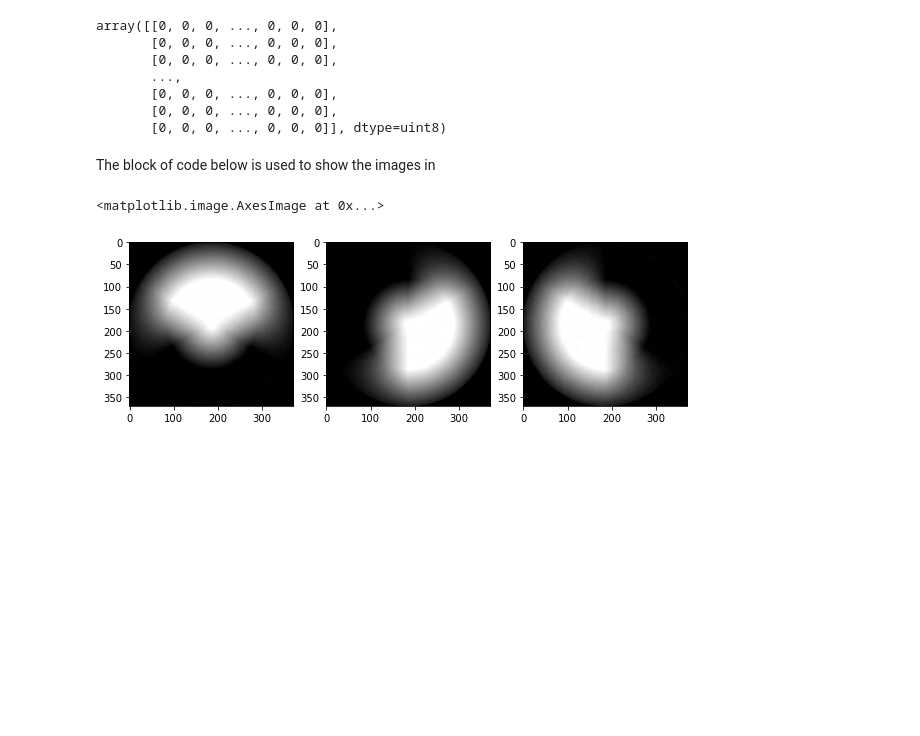
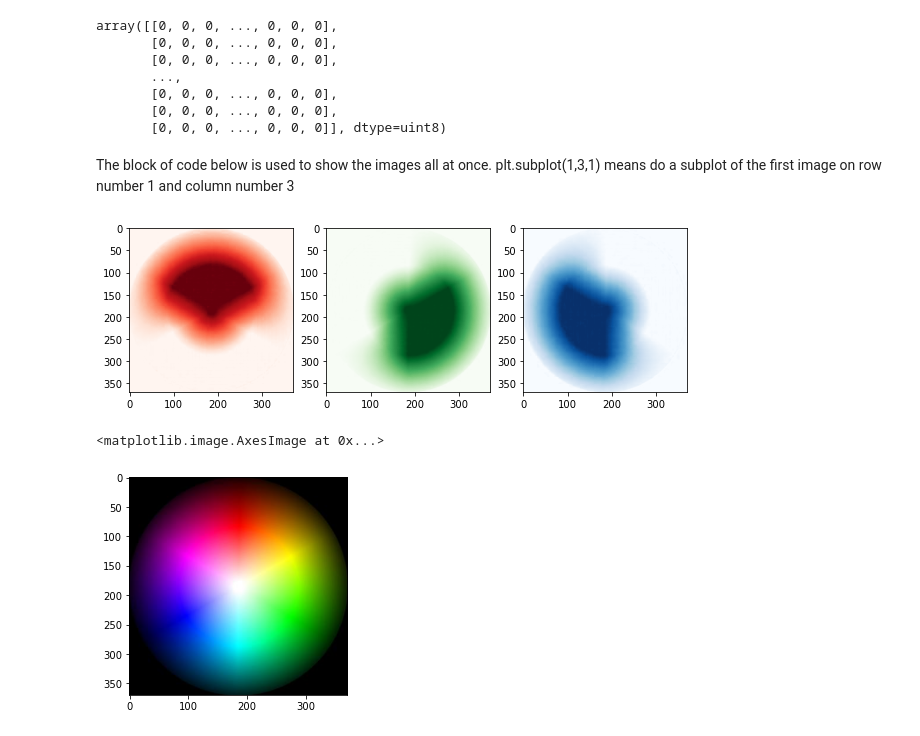
Before and after one commit to PatrickAttankurugu/image_classifier, a Jupyter notebook: notebooks/skimages.ipynb, the cells around one changed output. Drawn from its saved outputs; the diff is of its cells as text; code cells hidden in the pictures; blank space fills up the shorter version.

Commit message:
changed colors of the subplot of the colorwheel from gray to red green and blue

```diff
--- a/notebooks/skimages.ipynb
+++ b/notebooks/skimages.ipynb
@@ -64,15 +64,18 @@ array([[0, 0, 0, ..., 0, 0, 0],
        [0, 0, 0, ..., 0, 0, 0],
        [0, 0, 0, ..., 0, 0, 0]], dtype=uint8)
 # %% [markdown]
-The block of code below is used to show the images in
+The block of code below is used to show the images all at once. plt.subplot(1,3,1) means do a subplot of the  first image on row number 1 and column number 3
 # %%
 plt.figure(figsize=(10,6))
 plt.subplot(1,3,1)
-plt.imshow(r,cmap='gray')
+plt.imshow(r,cmap='Reds')
 plt.subplot(1,3,2)
-plt.imshow(g,cmap='gray')
+plt.imshow(g,cmap='Greens')
 plt.subplot(1,3,3)
-plt.imshow(b,cmap='gray')
+plt.imshow(b,cmap='Blues')
+plt.show()
+plt.imshow(img1)
 # %% [output]
+[figure, new version]
 <matplotlib.image.AxesImage at 0x...>
-[figure, old version]
+[figure, added]
```
